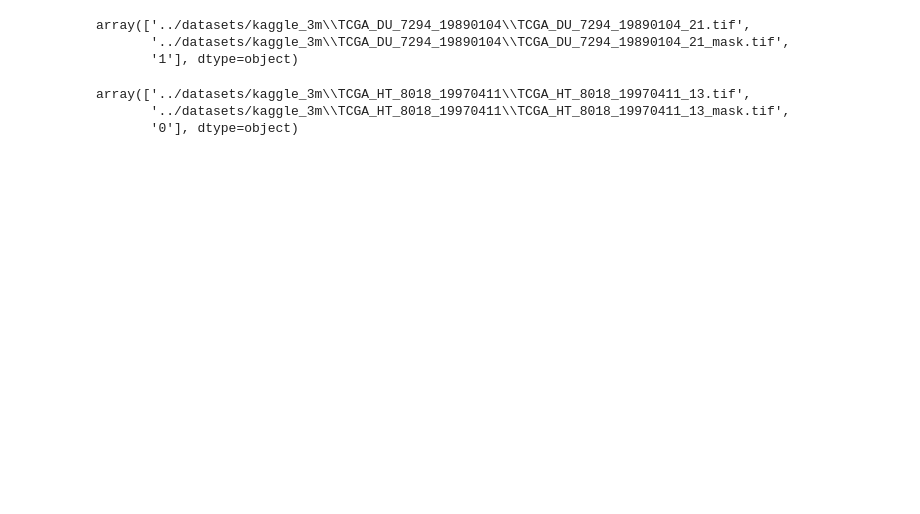
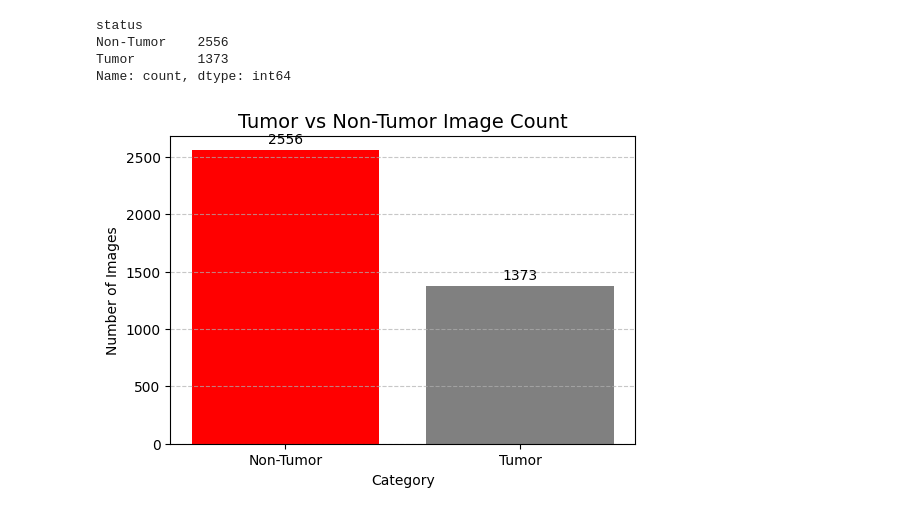
Before and after one commit to ousghao/deep_learning, a Jupyter notebook: segementation/medical_segm.ipynb, the cells around one changed output. Saved outputs shown, nothing was run; the diff lists cells and outputs as text; code cells hidden in the pictures; blank space fills up the shorter version.

```diff
--- a/segementation/medical_segm.ipynb
+++ b/segementation/medical_segm.ipynb
@@ -53,8 +106,13 @@ df.head()
 # %%
-class_counts = df['label'].value_counts()
+tumor_status = []
 
-plt.figure(figsize=(6,6))
-plt.pie(class_counts, labels=class_counts.index, autopct='%1.1f%%', startangle=90)
-plt.title('Length Of Classes')
-plt.show()
+for mask_path in tqdm.tqdm(df["mask_path"], desc="Checking masks"):
+    mask = img_to_array(load_img(mask_path, color_mode="grayscale"))
+    if np.max(mask) > 0:
+        tumor_status.append("Tumor")
+    else:
+        tumor_status.append("Non-Tumor")
+
+df["status"] = tumor_status
+df.head()
 # %% [output]
@@ -62,16 +125,36 @@ plt.show()
 # %%
-df_Tumor = df[df['label']=='1'].sample(5).values
-df_NotTumor = df[df['label']=='0'].sample(5).values
+counts = df["status"].value_counts()
+print(counts)
+# %% [output]
+status
+Non-Tumor    2556
+Tumor        1373
+Name: count, dtype: int64
 # %%
-df_Tumor[0]
+plt.figure(figsize=(6,4))
+bars = plt.bar(counts.index, counts.values, color=["red", "gray"])
+plt.title("Tumor vs Non-Tumor Image Count", fontsize=14)
+plt.xlabel("Category")
+plt.ylabel("Number of Images")
+plt.grid(axis="y", linestyle="--", alpha=0.7)
+plt.bar_label(bars, padding=3)
+plt.show()
 # %% [output]
-array(['../datasets/kaggle_3m\\TCGA_DU_7294_19890104\\TCGA_DU_7294_19890104_21.tif',
-       '../datasets/kaggle_3m\\TCGA_DU_7294_19890104\\TCGA_DU_7294_19890104_21_mask.tif',
-       '1'], dtype=object)
+[figure, added]
 # %%
-df_NotTumor[0]
+IMG_SIZE = 128
+def process_image(image_path, mask_path, img_size=IMG_SIZE):
+    # Load image
+    image = load_img(image_path, target_size=(img_size, img_size))
+    image = img_to_array(image) / 255.0  # Normalize
+
+    # Load mask (grayscale)
+    mask = load_img(mask_path, target_size=(img_size, img_size), color_mode="grayscale")
+    mask = img_to_array(mask)
+
+    # Ensure mask is binary (0 or 1)
+    mask = mask / 255.0
+    mask = np.where(mask > 0.5, 1, 0)
+
+    return image.astype(np.float32), mask.astype(np.float32)
-# %% [output]
-array(['../datasets/kaggle_3m\\TCGA_HT_8018_19970411\\TCGA_HT_8018_19970411_13.tif',
-       '../datasets/kaggle_3m\\TCGA_HT_8018_19970411\\TCGA_HT_8018_19970411_13_mask.tif',
-       '0'], dtype=object)
 # %%
```
Also changed, not shown: parts of 20 cells of this notebook, 4 other files.
